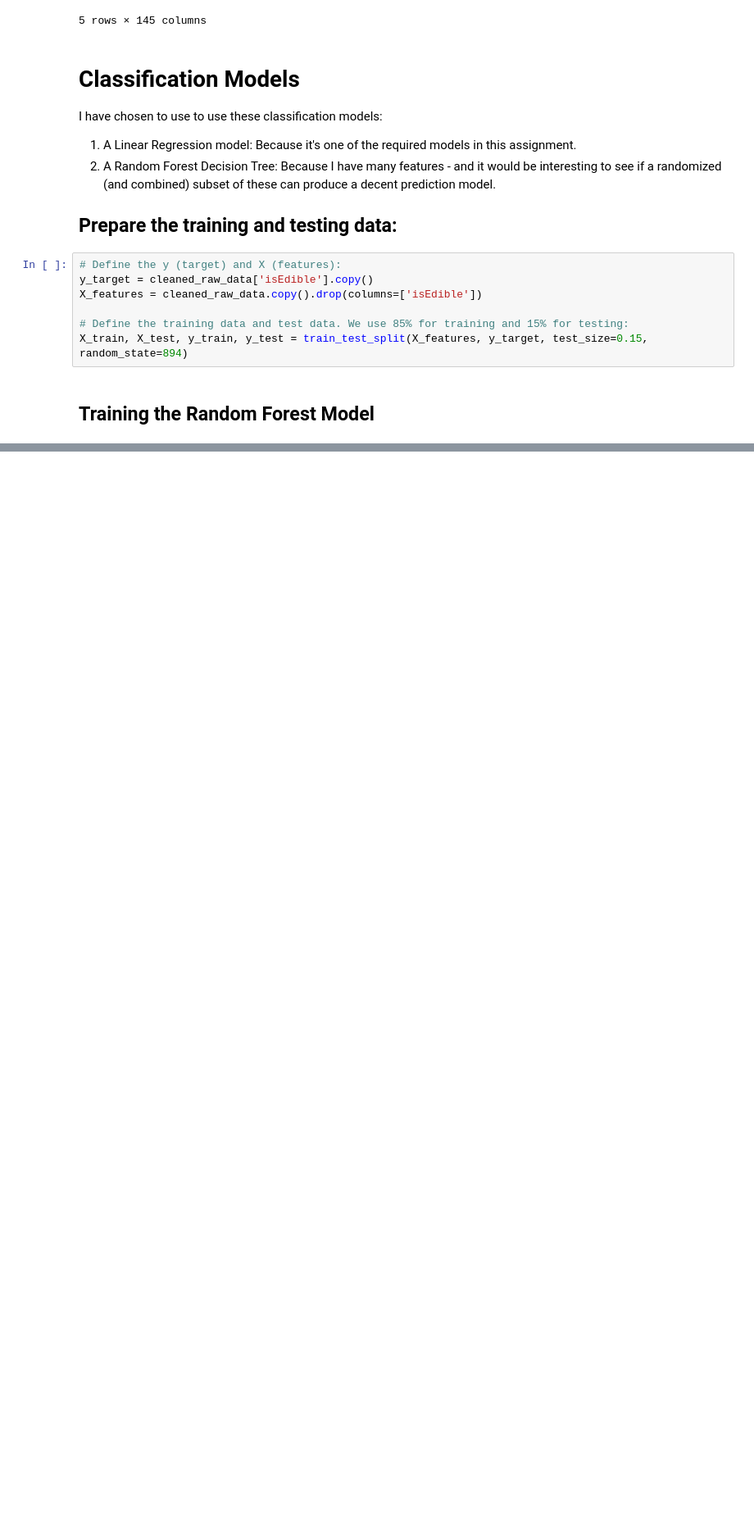
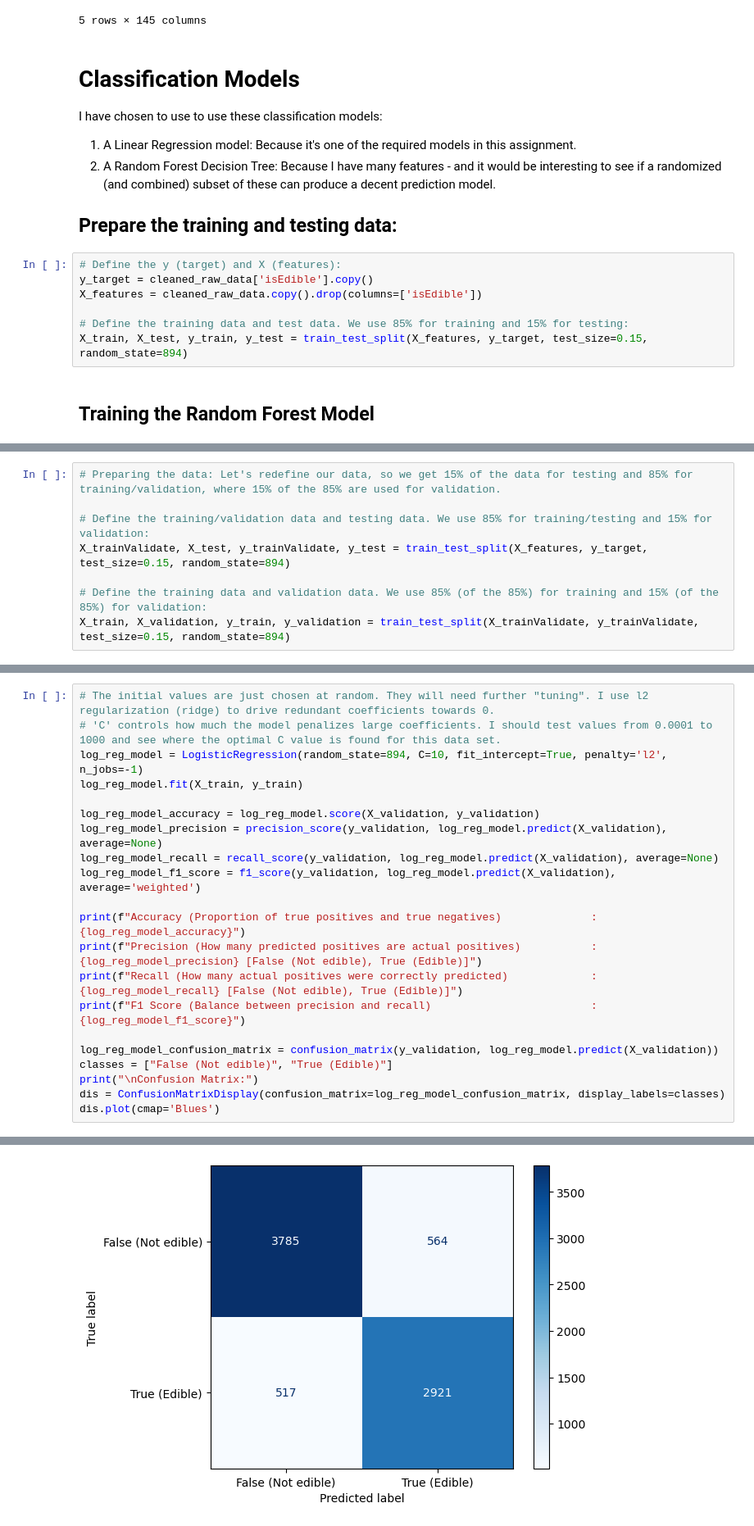
Before and after one commit to Dogmeat2000/MAL1-Python, a Jupyter notebook: Assignment 4/4. Mushroom foraging.ipynb, the cells around one changed output, grey strips where cells are left out. Shown at 82% size. Drawn from its saved outputs; the diff is of its cells as text; blank space fills up the shorter version.

```diff
--- a/Assignment 4/4. Mushroom foraging.ipynb
+++ b/Assignment 4/4. Mushroom foraging.ipynb
@@ -448,0 +540,8 @@ The MOST important metric in evaluating this model must be the Precision score,
+# %%
+# Preparing the data: Let's redefine our data, so we get 15% of the data for testing and 85% for training/validation, where 15% of the 85% are used for validation.
+
+# Define the training/validation data and testing data. We use 85% for training/testing and 15% for validation:
+X_trainValidate, X_test, y_trainValidate, y_test = train_test_split(X_features, y_target, test_size=0.15, random_state=894)
+
+# Define the training data and validation data. We use 85% (of the 85%) for training and 15% (of the 85%) for validation:
+X_train, X_validation, y_train, y_validation = train_test_split(X_trainValidate, y_trainValidate, test_size=0.15, random_state=894)
@@ -448,0 +550,22 @@ The MOST important metric in evaluating this model must be the Precision score,
+# %%
+# The initial values are just chosen at random. They will need further "tuning". I use l2 regularization (ridge) to drive redundant coefficients towards 0.
+# 'C' controls how much the model penalizes large coefficients. I should test values from 0.0001 to 1000 and see where the optimal C value is found for this data set.
+log_reg_model = LogisticRegression(random_state=894, C=10, fit_intercept=True, penalty='l2', n_jobs=-1)
+log_reg_model.fit(X_train, y_train)
+
+log_reg_model_accuracy = log_reg_model.score(X_validation, y_validation)
+log_reg_model_precision = precision_score(y_validation, log_reg_model.predict(X_validation), average=None)
+log_reg_model_recall = recall_score(y_validation, log_reg_model.predict(X_validation), average=None)
+log_reg_model_f1_score = f1_score(y_validation, log_reg_model.predict(X_validation), average='weighted')
+
+print(f"Accuracy (Proportion of true positives and true negatives)              : {log_reg_model_accuracy}")
+print(f"Precision (How many predicted positives are actual positives)           : {log_reg_model_precision} [False (Not edible), True (Edible)]")
+print(f"Recall (How many actual positives were correctly predicted)             : {log_reg_model_recall} [False (Not edible), True (Edible)]")
+print(f"F1 Score (Balance between precision and recall)                         : {log_reg_model_f1_score}")
+
+log_reg_model_confusion_matrix = confusion_matrix(y_validation, log_reg_model.predict(X_validation))
+classes = ["False (Not edible)", "True (Edible)"]
+print("\nConfusion Matrix:")
+dis = ConfusionMatrixDisplay(confusion_matrix=log_reg_model_confusion_matrix, display_labels=classes)
+dis.plot(cmap='Blues')
+# %% [output]
@@ -448,0 +579 @@ The MOST important metric in evaluating this model must be the Precision score,
+[figure, added]
```
Also changed, not shown: parts of 14 cells of this notebook.
